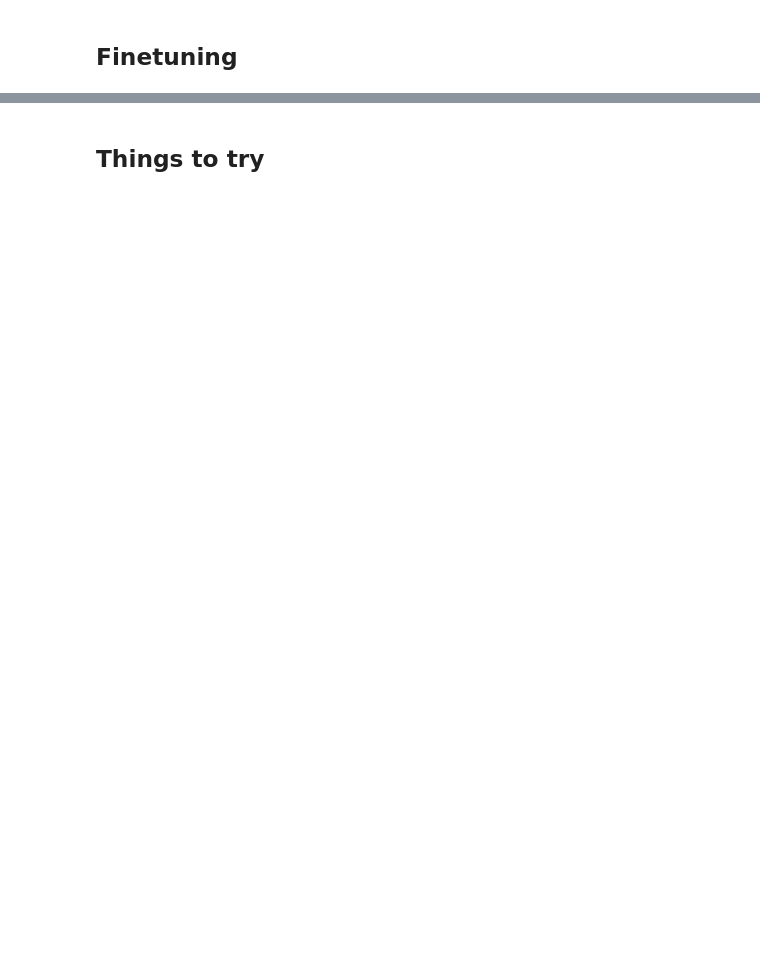
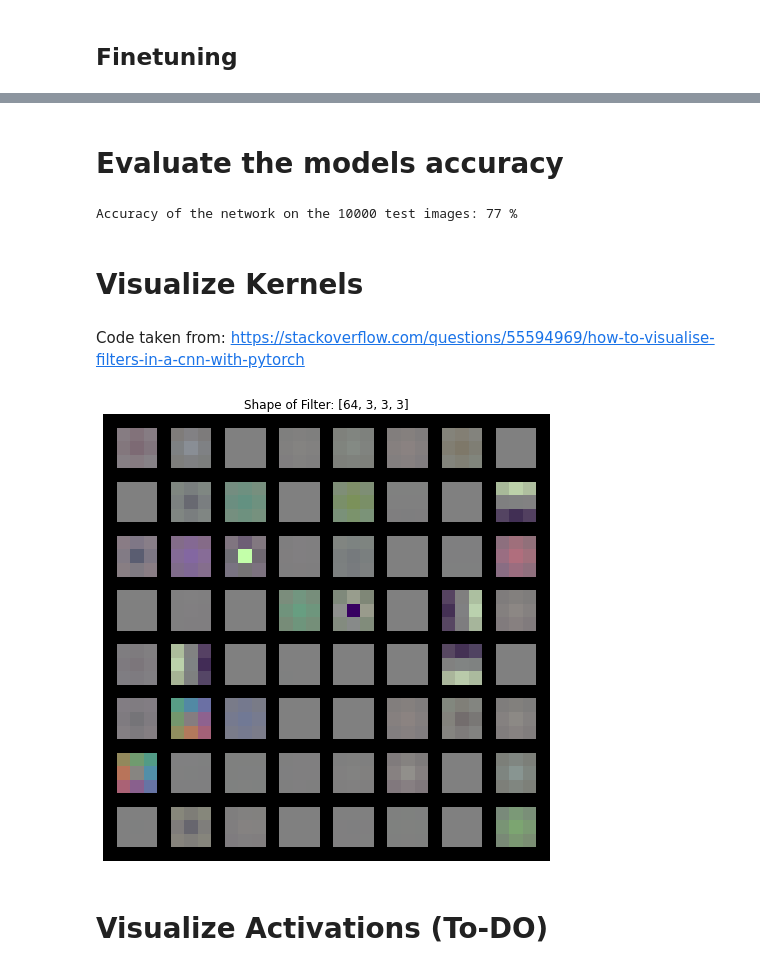
Before and after one commit to LukasEder1/DeepLearning, a Jupyter notebook: Assignment2/exercise3.ipynb, the cells around one changed output, grey strips where cells are left out. Cells and saved outputs as stored; diff of their text form; code cells hidden in the pictures; blank space fills up the shorter version.

```diff
--- a/Assignment2/exercise3.ipynb
+++ b/Assignment2/exercise3.ipynb
@@ -139,3 +150,5 @@ Estimated Total Size (MB): 495.16
+# %%
+m = model_vgg16
 # %%
 # Define the loss and the optimizer
 
@@ -144,4 +157,5 @@ optimizer_vgg16 = optim.SGD(model_vgg16.parameters(), lr=0.001, momentum=0.9)
 # %%
+m.train()
 for epoch in range(2):  # loop over the dataset multiple times
 
     running_loss = 0.0
@@ -150,13 +164,13 @@ for epoch in range(2):  # loop over the dataset multiple times
         inputs, labels = data[0].to(device), data[1].to(device)
 
         # zero the parameter gradients
-        optimizer_vgg16.zero_grad()
+        optimizer.zero_grad()
 
         # forward + backward + optimize
-        outputs = model_vgg16(inputs)
+        outputs = m(inputs)
         loss = criterion(outputs, labels)
         loss.backward()
-        optimizer_vgg16.step()
+        optimizer.step()
 
         # print statistics
         running_loss += loss.item()
@@ -175,0 +199,3 @@ print('Finished Training')
+# %%
+PATH = 'last_resized.pth'
+torch.save(m.state_dict(), PATH)
@@ -176,17 +204,57 @@ print('Finished Training')
+# %%
+def load_model(path, mod):
+    # Load the saved weights and create the network
+    model = mod.to(device)
+    model.load_state_dict(torch.load(PATH))
+
+    return model
+
+model = load_model("last_resized.pth", m)
+# %% [markdown]
+# Evaluate the models accuracy
 # %%
-# Check the accuracy of the finetuned network on the test set
-
+ # Check the accuracy of the finetuned network on the test set
 correct = 0
 total = 0
 with torch.no_grad():
     for data in testloader:
         images, labels = data[0].to(device), data[1].to(device)
-        outputs = model_vgg16(images)
+        outputs = model(images)
         _, predicted = torch.max(outputs.data, 1)
         total += labels.size(0)
         correct += (predicted == labels).sum().item()
 
 print('Accuracy of the network on the 10000 test images: %d %%' % (
     100 * correct / total))
+# %% [output]
+Accuracy of the network on the 10000 test images: 77 %
-# %% [markdown]
-## Things to try
+# %% [markdown]
+# Visualize Kernels
+# %% [markdown]
+Code taken from: https://stackoverflow.com/questions/55594969/how-to-visualise-filters-in-a-cnn-with-pytorch
+# %%
+def visTensor(tensor, ch=0, allkernels=False, nrow=8, padding=1):
+  n,c,w,h = tensor.shape
+
+  if allkernels: tensor = tensor.view(n*c, -1, w, h)
+  elif c != 3: tensor = tensor[:,ch,:,:].unsqueeze(dim=1)
+
+  rows = np.min((tensor.shape[0] // nrow + 1, 64))
+  grid = utils.make_grid(tensor, nrow=nrow, normalize=True, padding=padding)
+  plt.figure( figsize=(nrow,rows) )
+  plt.imshow(grid.numpy().transpose((1, 2, 0)))
+
+
+model_children = list(model.children())
+filter = model_children[0][0].weight.detach().clone().cpu()
+
+visTensor(filter.cpu(), ch=0, allkernels=False)
+shape = list(filter.shape)
+plt.title(f"Shape of Filter: {shape}")
+plt.axis('off')
+plt.ioff()
+plt.show()
+# %% [output]
+[figure, added]
+# %% [markdown]
+# Visualize Activations (To-DO)
```
Also changed, not shown: parts of 17 cells of this notebook.
